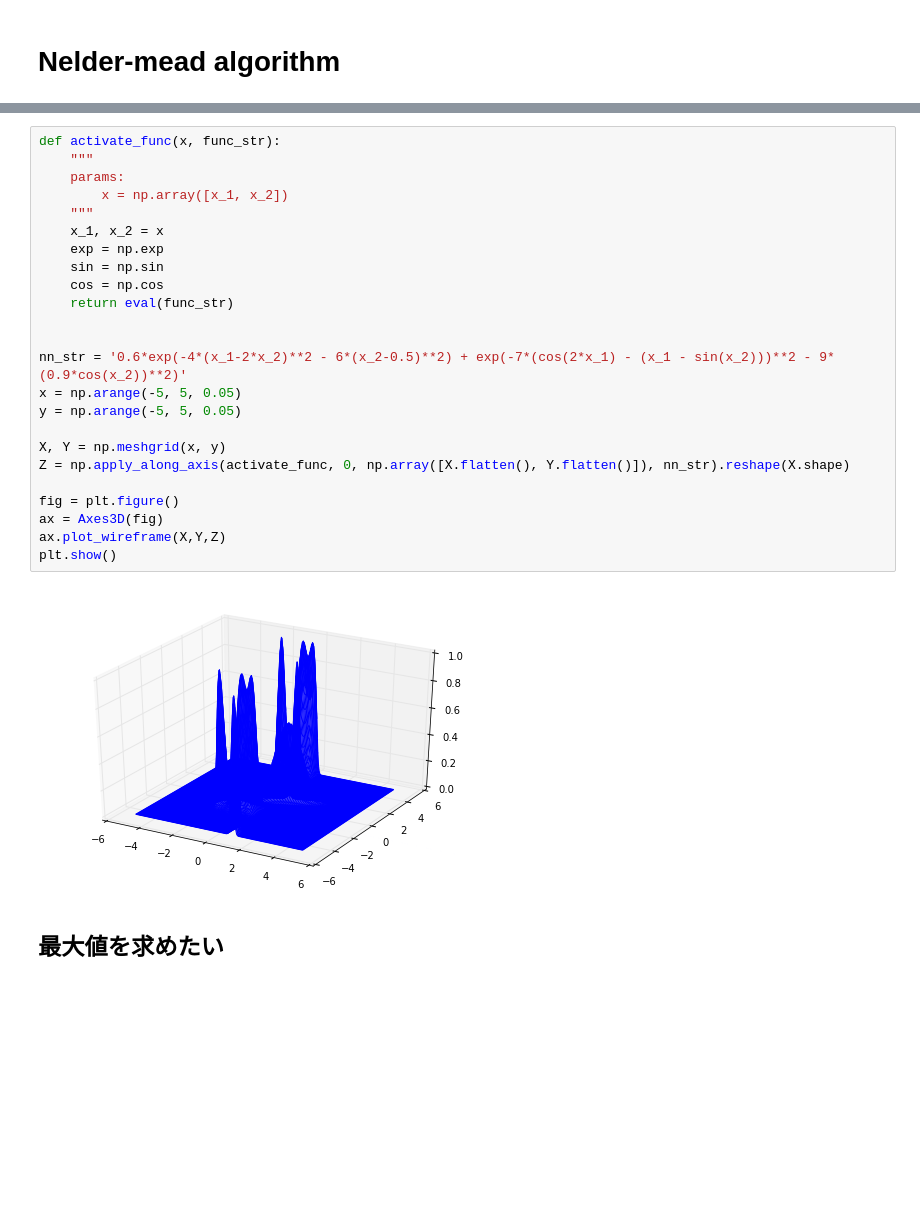
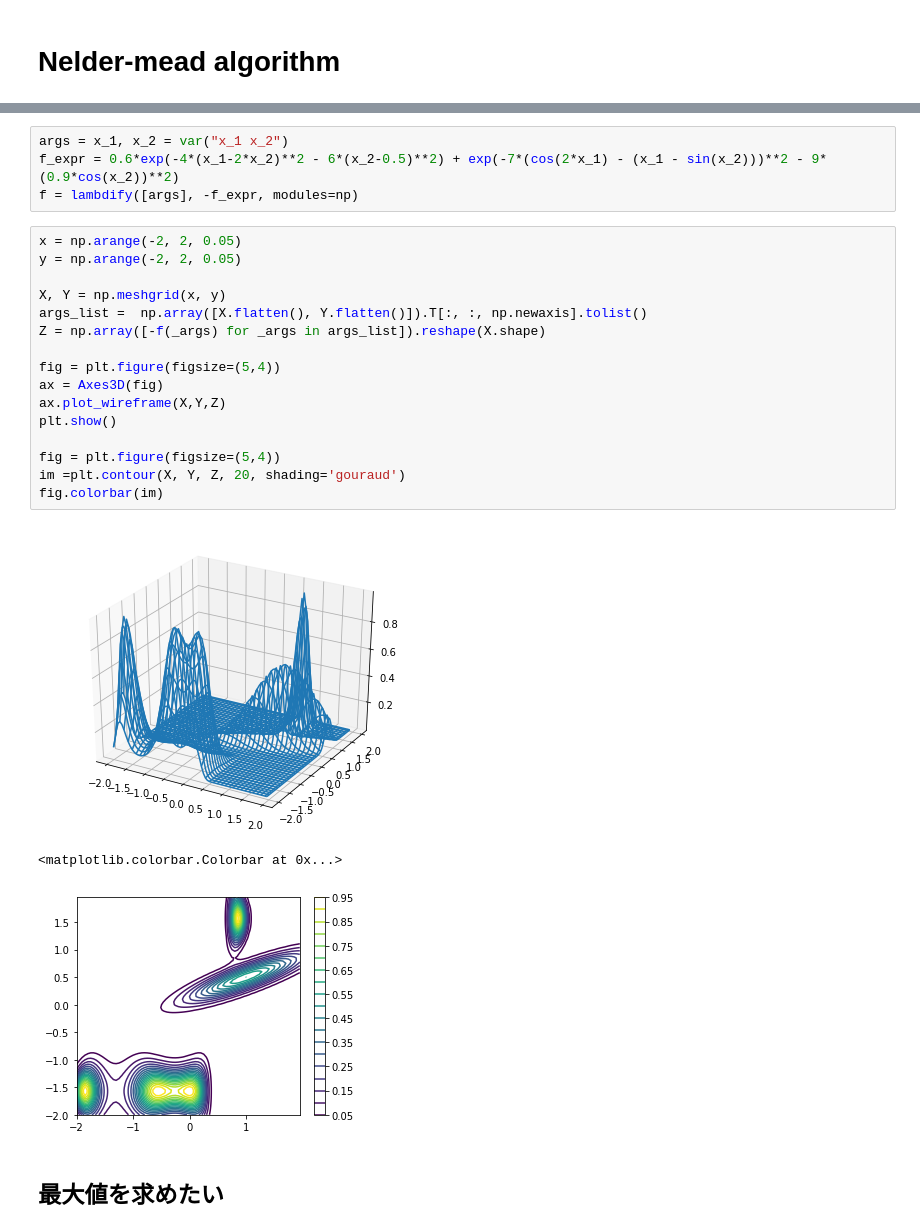
Before and after one commit to tkda-h3/interval-newton-method, a Jupyter notebook: run-nelder-mead.ipynb, the cells around one changed output, grey strips where cells are left out. Cells and saved outputs as stored; diff of their text form; blank space fills up the shorter version.

```diff
--- a/run-nelder-mead.ipynb
+++ b/run-nelder-mead.ipynb
@@ -20,29 +24,27 @@ import random
 # %%
-def activate_func(x, func_str):
-    """
-    params:
-        x = np.array([x_1, x_2])
-    """
-    x_1, x_2 = x
-    exp = np.exp
-    sin = np.sin
-    cos = np.cos
-    return eval(func_str)
-
-
-nn_str = '0.6*exp(-4*(x_1-2*x_2)**2 - 6*(x_2-0.5)**2) + exp(-7*(cos(2*x_1) - (x_1 - sin(x_2)))**2 - 9*(0.9*cos(x_2))**2)'
-x = np.arange(-5, 5, 0.05)
-y = np.arange(-5, 5, 0.05)
-
-X, Y = np.meshgrid(x, y)
-Z = np.apply_along_axis(activate_func, 0, np.array([X.flatten(), Y.flatten()]), nn_str).reshape(X.shape)
-
-fig = plt.figure()
-ax = Axes3D(fig)
-ax.plot_wireframe(X,Y,Z)
-plt.show()
+args = x_1, x_2 = var("x_1 x_2")
+f_expr = 0.6*exp(-4*(x_1-2*x_2)**2 - 6*(x_2-0.5)**2) + exp(-7*(cos(2*x_1) - (x_1 - sin(x_2)))**2 - 9*(0.9*cos(x_2))**2)
+f = lambdify([args], -f_expr, modules=np)
-# %% [output]
-[figure, removed]
+# %%
+x = np.arange(-2, 2, 0.05)
+y = np.arange(-2, 2, 0.05)
+
+X, Y = np.meshgrid(x, y)
+args_list =  np.array([X.flatten(), Y.flatten()]).T[:, :, np.newaxis].tolist()
+Z = np.array([-f(_args) for _args in args_list]).reshape(X.shape)
+
+fig = plt.figure(figsize=(5,4))
+ax = Axes3D(fig)
+ax.plot_wireframe(X,Y,Z)
+plt.show()
+
+fig = plt.figure(figsize=(5,4))
+im =plt.contour(X, Y, Z, 20, shading='gouraud')
+fig.colorbar(im)
+# %% [output]
+[figure, added]
+<matplotlib.colorbar.Colorbar at 0x...>
+[figure, added]
 # %% [markdown]
 ## 最大値を求めたい
 # %%
```
Also changed, not shown: parts of 4 cells of this notebook, 7 other files.
